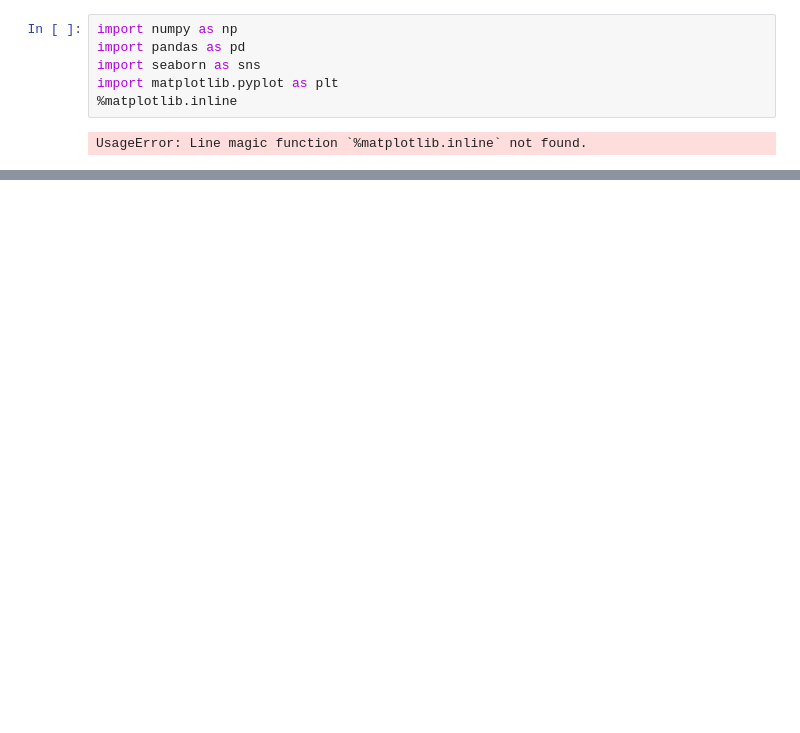
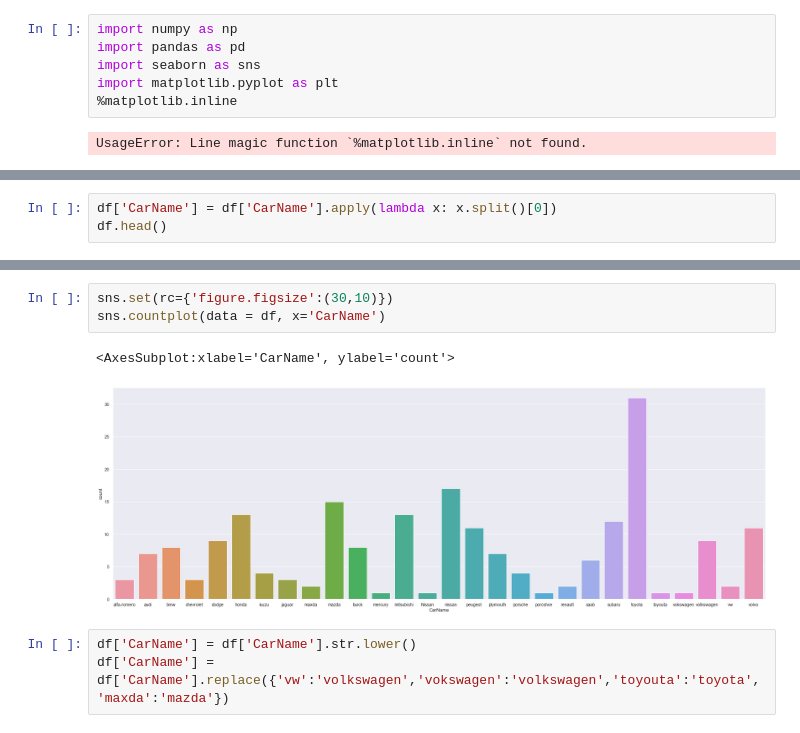
Before and after one commit to KamenDamov/Car-price-prediction, a Jupyter notebook: data_exp(round2).ipynb, the cells around one changed output, grey strips where cells are left out. Saved outputs shown, nothing was run; the diff lists cells and outputs as text; blank space fills up the shorter version.

```diff
--- a/data_exp(round2).ipynb
+++ b/data_exp(round2).ipynb
@@ -55,0 +96,3 @@ sns.displot(df['Age'])
+# %%
+df['CarName'] = df['CarName'].apply(lambda x: x.split()[0])
+df.head()
@@ -55,0 +107,9 @@ sns.displot(df['Age'])
+# %%
+sns.set(rc={'figure.figsize':(30,10)})
+sns.countplot(data = df, x='CarName')
+# %% [output]
+<AxesSubplot:xlabel='CarName', ylabel='count'>
+[figure, added]
+# %%
+df['CarName'] = df['CarName'].str.lower()
+df['CarName'] = df['CarName'].replace({'vw':'volkswagen','vokswagen':'volkswagen','toyouta':'toyota','maxda':'mazda'})
```
Also changed, not shown: parts of 28 cells of this notebook, 1 other file.
